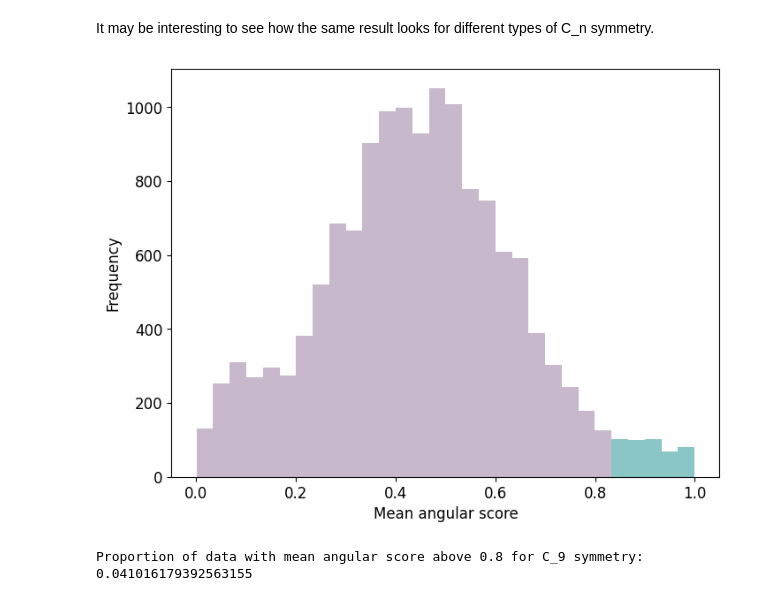
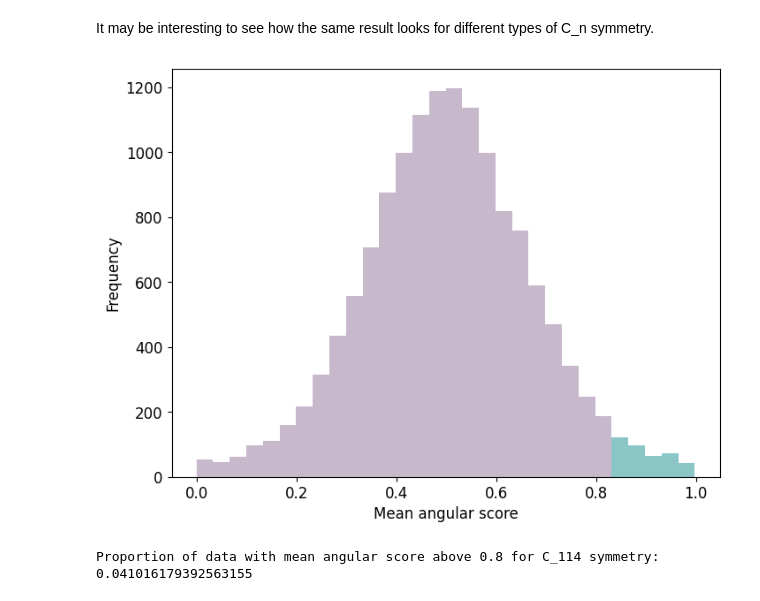
Before and after one commit to turonova/cryoCAT, a Jupyter notebook: docs/source/tutorials/tango_tutorials/TANGO_VLP.ipynb, the cells around one changed output. Drawn from its saved outputs; the diff is of its cells as text; code cells hidden in the pictures.

```diff
--- a/docs/source/tutorials/tango_tutorials/TANGO_VLP.ipynb
+++ b/docs/source/tutorials/tango_tutorials/TANGO_VLP.ipynb
@@ -222,39 +229,39 @@ Proportion of data with mean angular score above 0.8: 0.6594521714447914
 # %% [markdown]
 It may be interesting to see how the same result looks for different types of C_n symmetry.
 # %%
-symm_type = 9
+symm_type = 114
 
 vlp_twist_desc_symm = tango.TwistDescriptor(input_motl= vlp_motl, nn_radius= radius, symm= symm_type)
 
 cylinder_supp_symm = tango.Cylinder(vlp_twist_desc_symm, radius=radius, height=radius / 15, axis = np.array([0,0,-1]), symmetric= False)
 
 z_axis_filtered_symm = tango.AxisRot(twist_desc= cylinder_supp_symm.support, max_angle= max_angle)
 
 df = z_axis_filtered_symm.filter.df.copy()
 
 df = df[df['euclidean_distance'] < 35] ## to catch the first shells.
 
 mean_distances_whole = df.groupby(['qp_id', 'tomo_id'])['angular_score'].mean().to_dict()
 
 plt.figure(figsize=(8, 6))
 plt.rcParams.update({'font.size': 12})
 
 # Compute histogram and keep patches to modify individual bars
 counts, bins, patches = plt.hist(mean_distances_whole.values(), bins=30, color=monet_colors[5], alpha=0.7)
 
 # Paint bars to the right of x = 0.8 in green
 for bin_left, patch in zip(bins[:-1], patches):
     if bin_left >= 0.8:
         patch.set_facecolor(monet_colors[2])
 
 plt.xlabel('Mean angular score')
 plt.ylabel('Frequency')
 
 plt.show()
 
 ###
 data = df.groupby(['qp_id', 'tomo_id'])['angular_score'].mean().to_numpy()
 print(f"Proportion of data with mean angular score above 0.8 for C_{symm_type} symmetry: {np.count_nonzero(data >= 0.8) / len(data)}")
 # %% [output]
-[figure, old version]
+[figure, new version]
-Proportion of data with mean angular score above 0.8 for C_9 symmetry: 0.041016179392563155
+Proportion of data with mean angular score above 0.8 for C_114 symmetry: 0.041016179392563155
```
Also changed, not shown: parts of 4 cells of this notebook.
